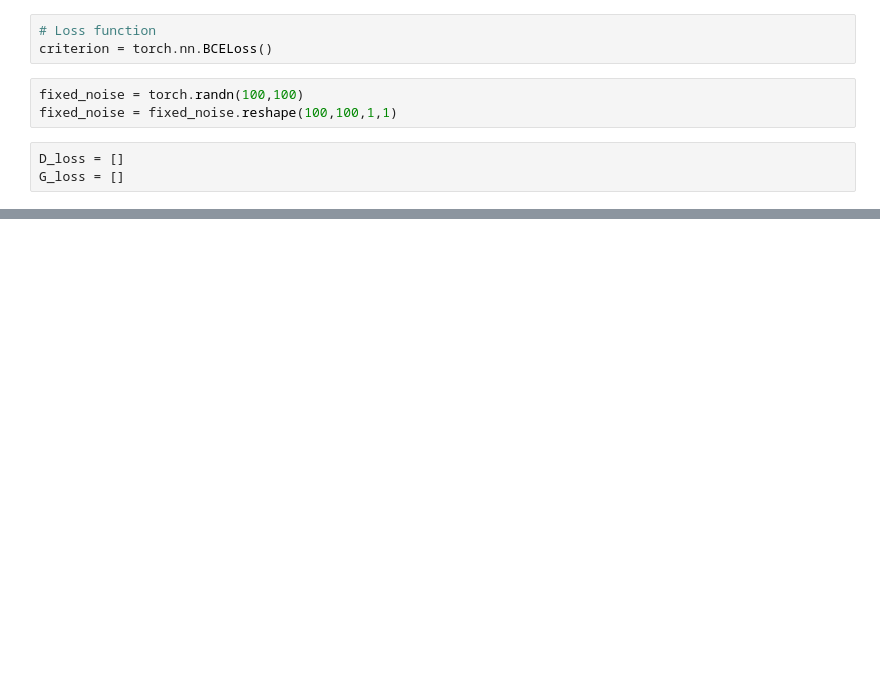
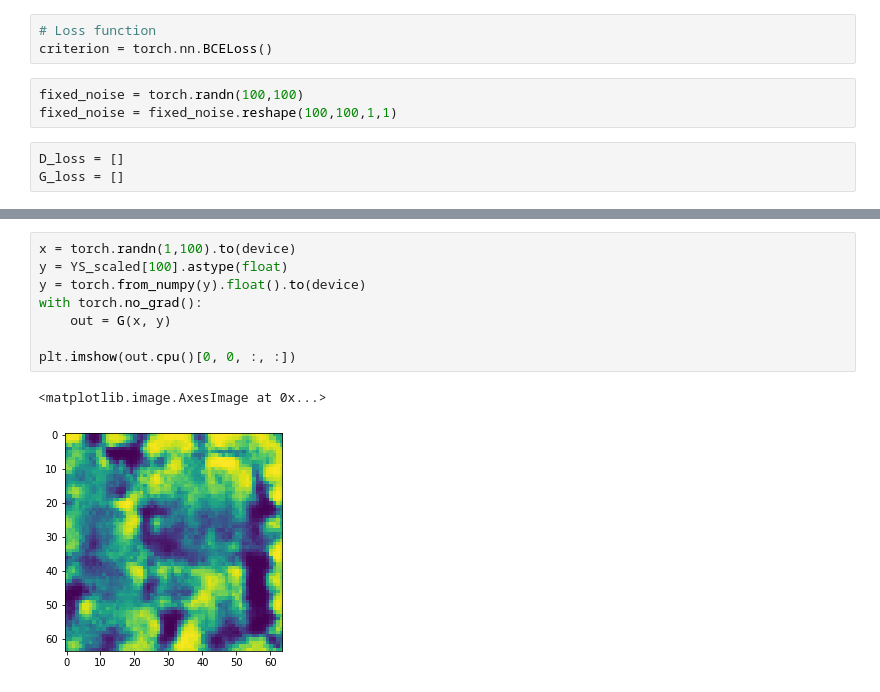
Before and after one commit to Tyrion58/SZD_image_generate, a Jupyter notebook: GAN.ipynb, the cells around one changed output, grey strips where cells are left out. Drawn from its saved outputs; the diff is of its cells as text; blank space fills up the shorter version.

```diff
--- a/GAN.ipynb
+++ b/GAN.ipynb
@@ -463,0 +566,11 @@ for epoch in tqdm(range(num_epochs)):
+# %%
+x = torch.randn(1,100).to(device)
+y = YS_scaled[100].astype(float)
+y = torch.from_numpy(y).float().to(device)
+with torch.no_grad():
+    out = G(x, y)
+
+plt.imshow(out.cpu()[0, 0, :, :])
+# %% [output]
+<matplotlib.image.AxesImage at 0x...>
+[figure, added]
```
Also changed, not shown: parts of 20 cells of this notebook.
